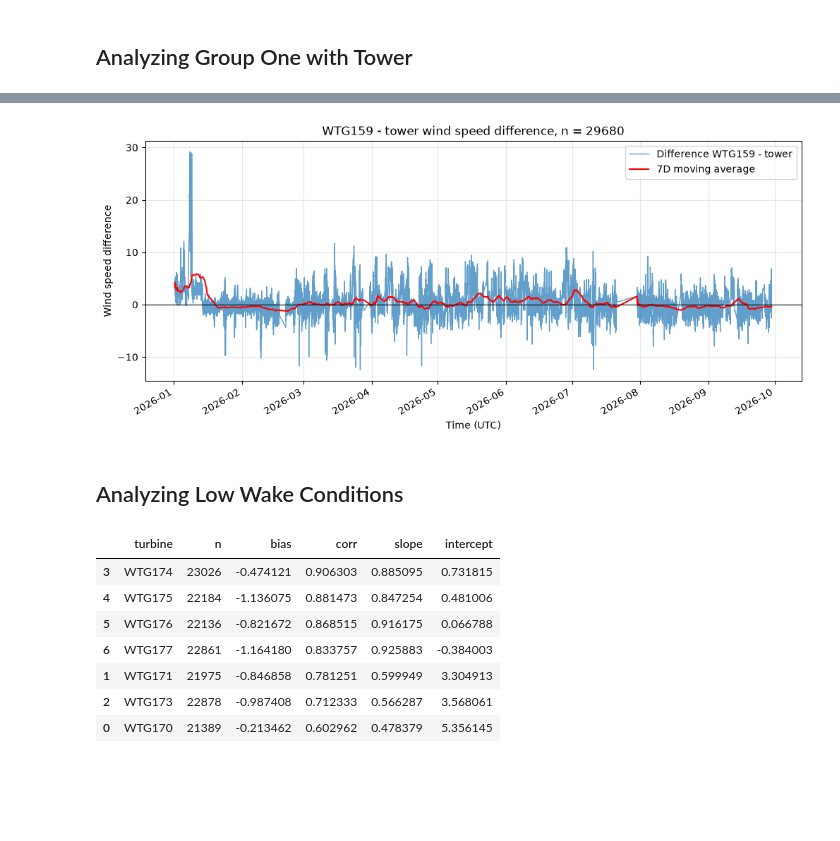
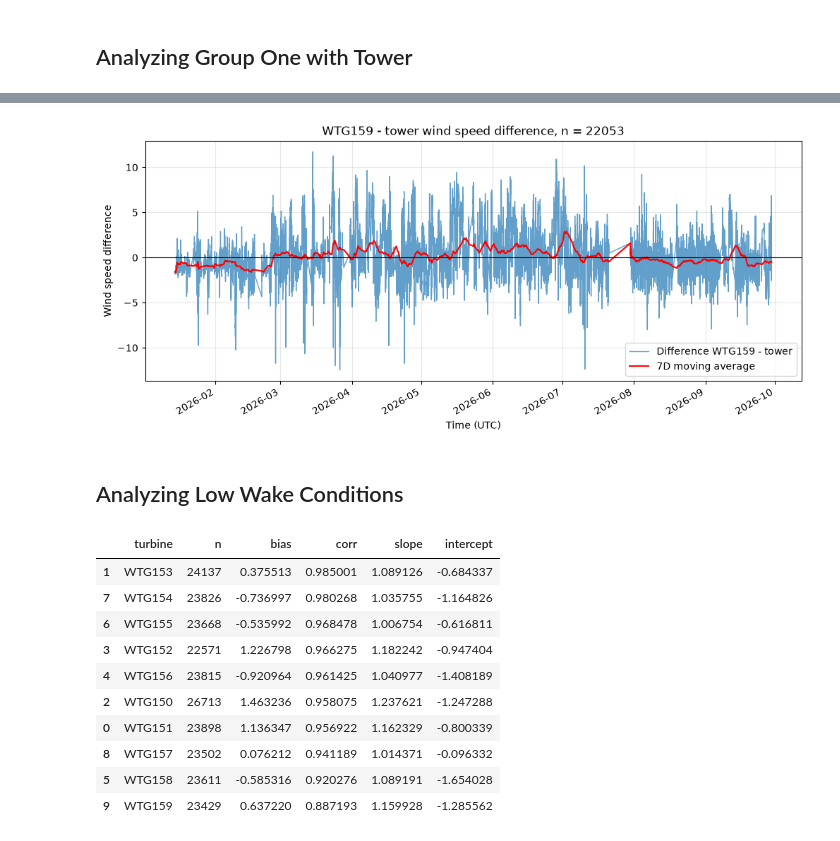
Before and after one commit to Aiden-Badalamenti3/CU-Capstone-Project, a Jupyter notebook: notebooks/carter_notebooks/power_curve.ipynb, the cells around one changed output, grey strips where cells are left out. Saved outputs shown, nothing was run; the diff lists cells and outputs as text; code cells hidden in the pictures; blank space fills up the shorter version.

Commit message:
Adding some graphics and tables

```diff
--- a/notebooks/carter_notebooks/power_curve.ipynb
+++ b/notebooks/carter_notebooks/power_curve.ipynb
@@ -18,8 +18,11 @@ wake = pd.read_parquet('../../data/cleaned/ALTA10_SCADA_with_wake_categories.par
 # %% [markdown]
 ## Defining Functions
 # %%
-def add_metmast(data, metmast):
+def add_metmast(data, metmast, wp_column = 'mm_wind_speed_hh'):
     cols = ['turbine', 'utc', 'wind_speed']
+
+    metmast['wind_speed'] = metmast[wp_column]
+    metmast['turbine'] = 'tower'
 
     a = data[cols].assign(utc = lambda d: pd.to_datetime(d['utc'], utc = True))
     b = metmast[cols].assign(utc = lambda d: pd.to_datetime(d['utc'], utc = True))
@@ -308,8 +311,6 @@ scada_noloss = scada_noloss.merge(grouping, on = 'turbine', how = 'left')
 scada_powerratio = power_ratios(scada_noloss, reference)
 # %%
 scada_metmast = add_metmast(scada_noloss, metmasts)
-# %%
-scada_metmast = scada_metmast.merge(grouping, on = 'turbine', how = 'left')
 # %% [markdown]
 ## Low Wake Dataframes
 # %%
@@ -413,20 +460,23 @@ NameError: name 'scada_metmast' is not defined
 # %%
-plot_pair_diff_ts(data = scada_metmast, turbine = 'WTG159', reference = 'tower', ma = '7D')
+plot_pair_diff_ts(data = scada_metmast, turbine = 'WTG159', reference = 'tower', ma = '7D', low = 4, up = 25)
 # %% [output]
-[figure, old version]
+[figure, new version]
 # %% [markdown]
 ## Analyzing Low Wake Conditions
 # %%
-group_metrics(data = scada_lowgaus_metmast, group = 1, reference = 'tower', low = 4, up = 25)
+group_metrics(data = scada_lowjen_metmast, group = 1, reference = 'tower', low = 4, up = 25)
 # %% [output]
 |  | turbine | n | bias | corr | slope | intercept |
-| 3 | WTG174 | 23026 | -0.474121 | 0.906303 | 0.885095 | 0.731815 |
-| 4 | WTG175 | 22184 | -1.136075 | 0.881473 | 0.847254 | 0.481006 |
-| 5 | WTG176 | 22136 | -0.821672 | 0.868515 | 0.916175 | 0.066788 |
-| 6 | WTG177 | 22861 | -1.164180 | 0.833757 | 0.925883 | -0.384003 |
-| 1 | WTG171 | 21975 | -0.846858 | 0.781251 | 0.599949 | 3.304913 |
-| 2 | WTG173 | 22878 | -0.987408 | 0.712333 | 0.566287 | 3.568061 |
-| 0 | WTG170 | 21389 | -0.213462 | 0.602962 | 0.478379 | 5.356145 |
+| 1 | WTG153 | 24137 | 0.375513 | 0.985001 | 1.089126 | -0.684337 |
+| 7 | WTG154 | 23826 | -0.736997 | 0.980268 | 1.035755 | -1.164826 |
+| 6 | WTG155 | 23668 | -0.535992 | 0.968478 | 1.006754 | -0.616811 |
+| 3 | WTG152 | 22571 | 1.226798 | 0.966275 | 1.182242 | -0.947404 |
+| 4 | WTG156 | 23815 | -0.920964 | 0.961425 | 1.040977 | -1.408189 |
+| 2 | WTG150 | 26713 | 1.463236 | 0.958075 | 1.237621 | -1.247288 |
+| 0 | WTG151 | 23898 | 1.136347 | 0.956922 | 1.162329 | -0.800339 |
+| 8 | WTG157 | 23502 | 0.076212 | 0.941189 | 1.014371 | -0.096332 |
+| 5 | WTG158 | 23611 | -0.585316 | 0.920276 | 1.089191 | -1.654028 |
+| 9 | WTG159 | 23429 | 0.637220 | 0.887193 | 1.159928 | -1.285562 |
 # %%
 plot_pair_ts(data = scada_lowgaus_metmast, turbine = 'WTG159', reference = 'tower', low = 4, up = 25, month = '2026-01')
 # %% [output]
```
Also changed, not shown: parts of 13 cells of this notebook.
